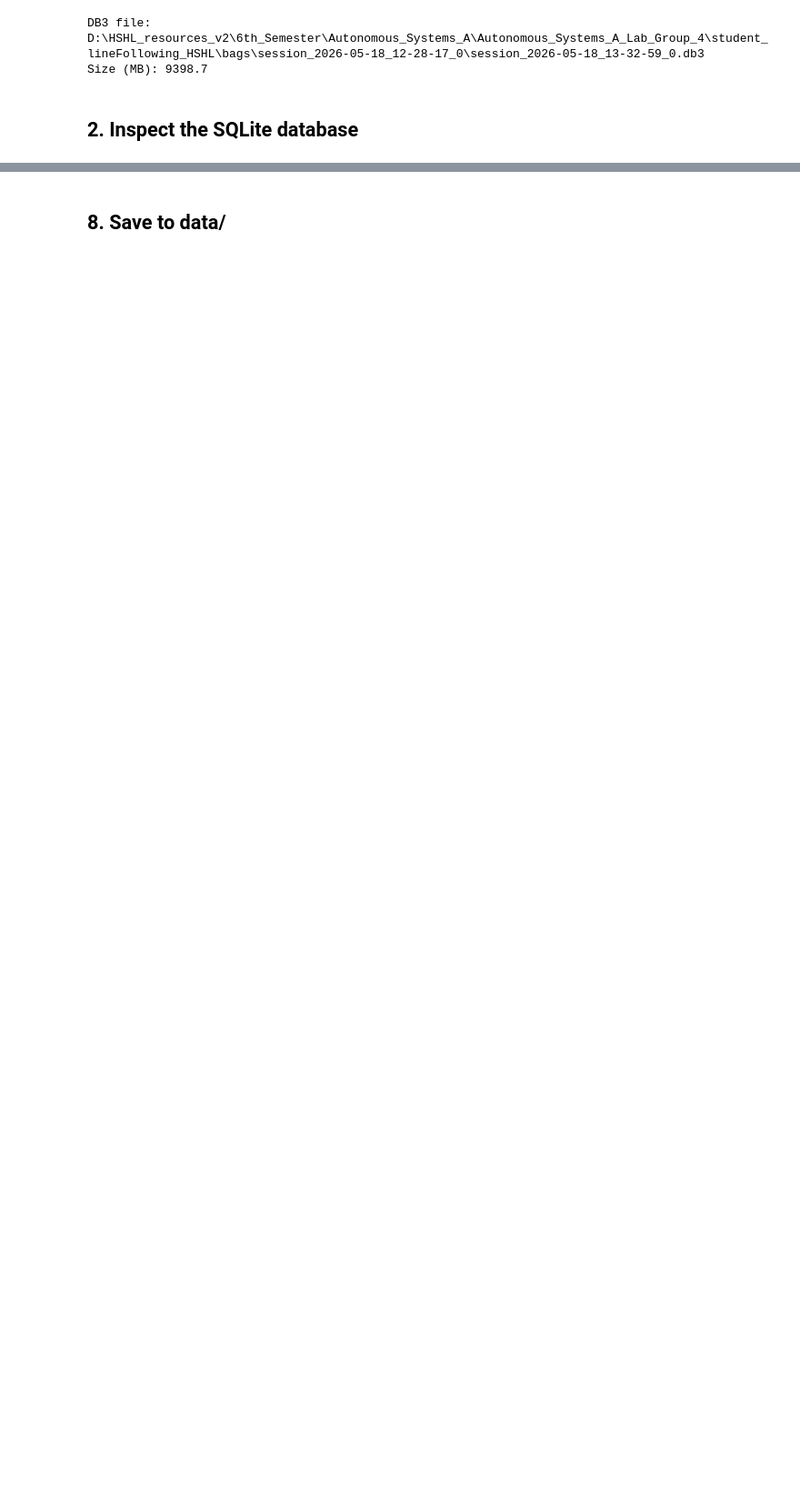
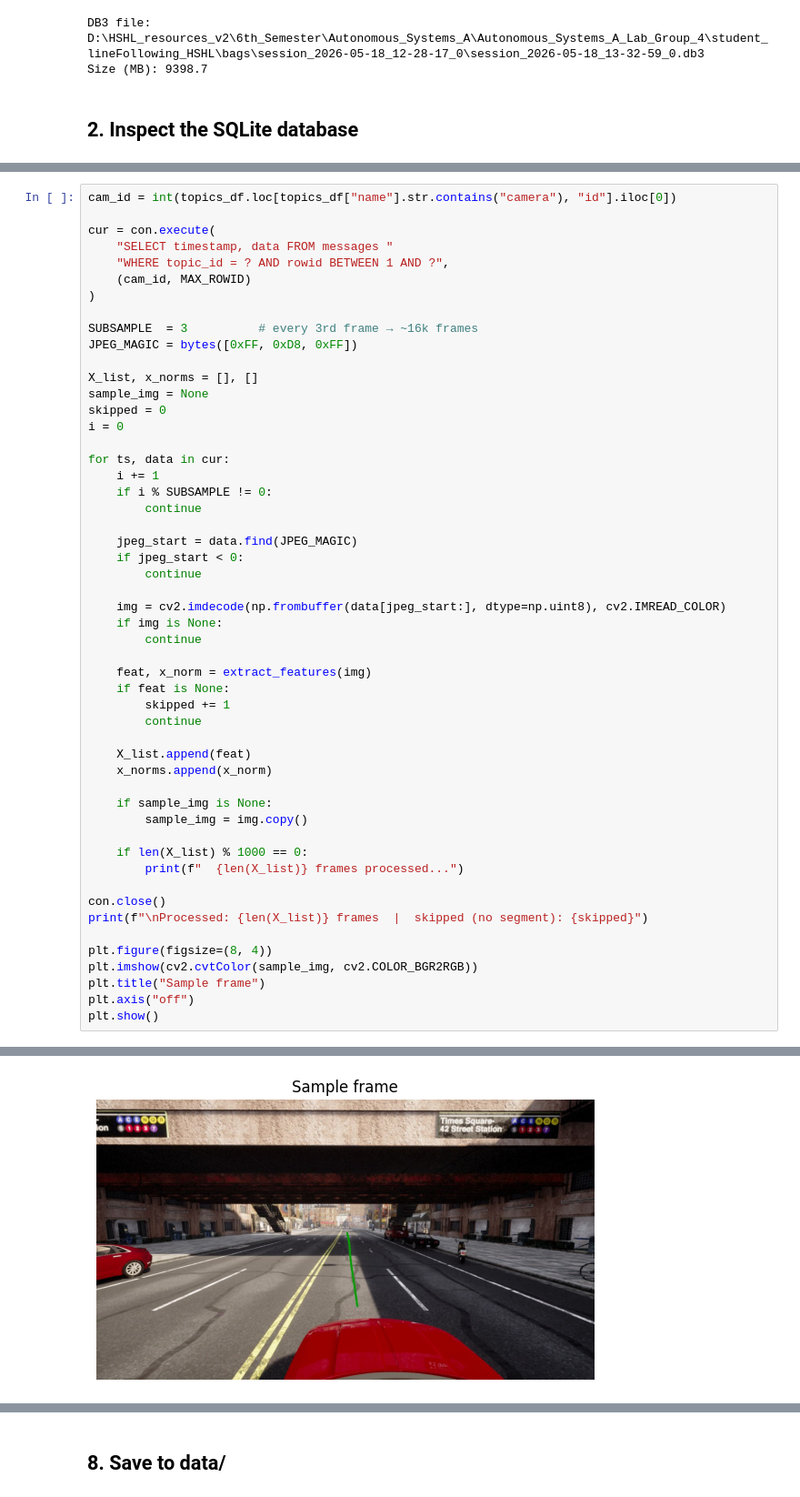
Before and after one commit to dccelectronicsgermany/Autonomous_Systems_A_Lab_Group_4, a Jupyter notebook: notebooks/01_extract_dataset.ipynb, the cells around one changed output, grey strips where cells are left out. Shown at 91% size. Drawn from its saved outputs; the diff is of its cells as text; blank space fills up the shorter version.

Commit message:
Updated Extract data set notebook

```diff
--- a/notebooks/01_extract_dataset.ipynb
+++ b/notebooks/01_extract_dataset.ipynb
@@ -330,0 +187,53 @@ Class distribution:
+# %%
+cam_id = int(topics_df.loc[topics_df["name"].str.contains("camera"), "id"].iloc[0])
+
+cur = con.execute(
+    "SELECT timestamp, data FROM messages "
+    "WHERE topic_id = ? AND rowid BETWEEN 1 AND ?",
+    (cam_id, MAX_ROWID)
+)
+
+SUBSAMPLE  = 3          # every 3rd frame → ~16k frames
+JPEG_MAGIC = bytes([0xFF, 0xD8, 0xFF])
+
+X_list, x_norms = [], []
+sample_img = None
+skipped = 0
+i = 0
+
+for ts, data in cur:
+    i += 1
+    if i % SUBSAMPLE != 0:
+        continue
+
+    jpeg_start = data.find(JPEG_MAGIC)
+    if jpeg_start < 0:
+        continue
+
+    img = cv2.imdecode(np.frombuffer(data[jpeg_start:], dtype=np.uint8), cv2.IMREAD_COLOR)
+    if img is None:
+        continue
+
+    feat, x_norm = extract_features(img)
+    if feat is None:
+        skipped += 1
+        continue
+
+    X_list.append(feat)
+    x_norms.append(x_norm)
+
+    if sample_img is None:
+        sample_img = img.copy()
+
+    if len(X_list) % 1000 == 0:
+        print(f"  {len(X_list)} frames processed...")
+
+con.close()
+print(f"\nProcessed: {len(X_list)} frames  |  skipped (no segment): {skipped}")
+
+plt.figure(figsize=(8, 4))
+plt.imshow(cv2.cvtColor(sample_img, cv2.COLOR_BGR2RGB))
+plt.title("Sample frame")
+plt.axis("off")
+plt.show()
+# %% [output]
@@ -331 +258,2 @@ Class distribution:
+[figure, new version]
 # %% [markdown]
```
Also changed, not shown: parts of 18 cells of this notebook.
